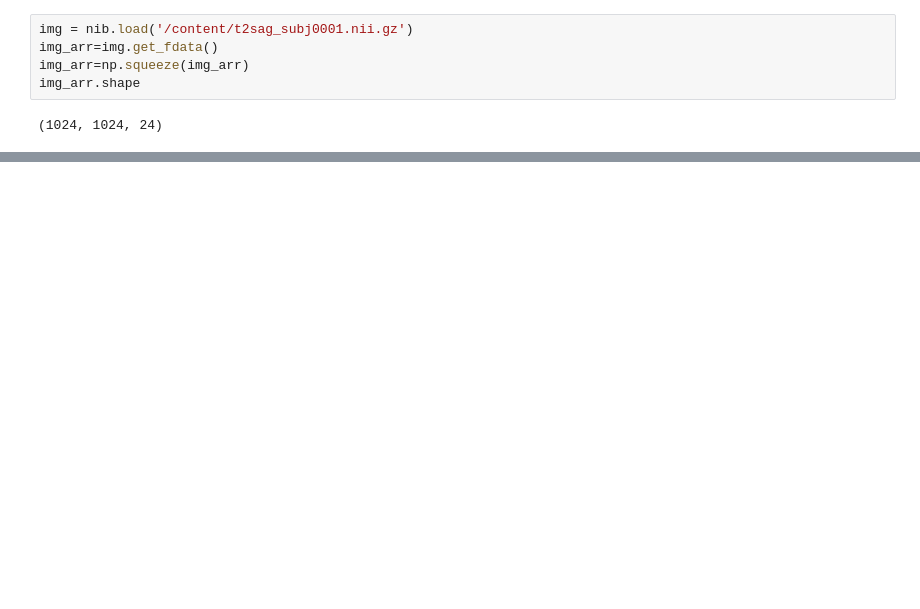
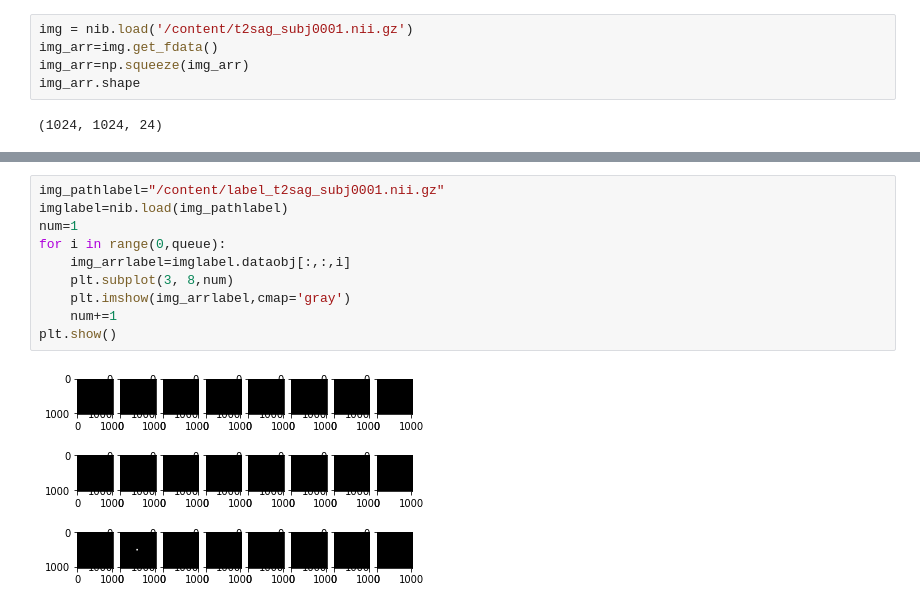
Before and after one commit to Tonge-Shim/Bladder, a Jupyter notebook: 06_21.ipynb, the cells around one changed output, grey strips where cells are left out. Drawn from its saved outputs; the diff is of its cells as text; blank space fills up the shorter version.

```diff
--- a/06_21.ipynb
+++ b/06_21.ipynb
@@ -23,0 +48,12 @@ plt.imshow(img_arr[:, :, 12])
+# %%
+img_pathlabel="/content/label_t2sag_subj0001.nii.gz"
+imglabel=nib.load(img_pathlabel)
+num=1
+for i in range(0,queue):
+    img_arrlabel=imglabel.dataobj[:,:,i]
+    plt.subplot(3, 8,num)
+    plt.imshow(img_arrlabel,cmap='gray')
+    num+=1
+plt.show()
+# %% [output]
+[figure, added]
```
Also changed, not shown: parts of 6 cells of this notebook.
